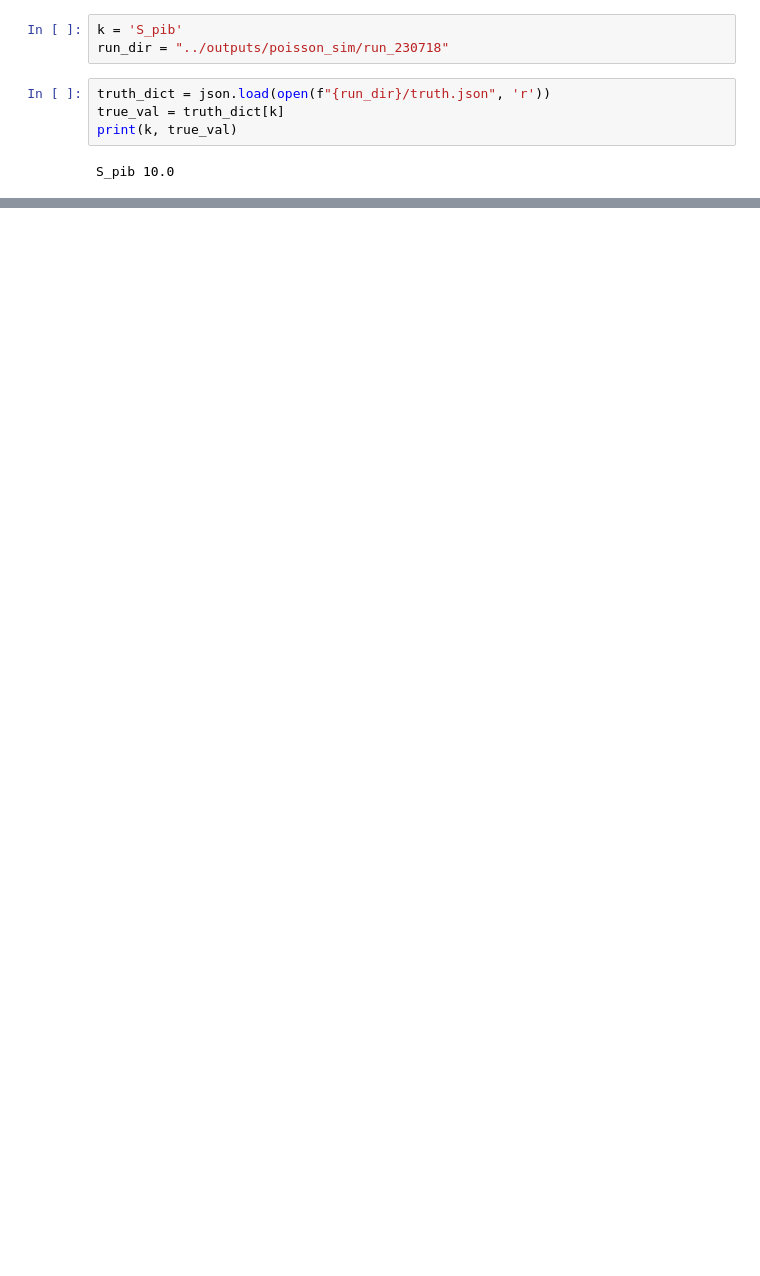
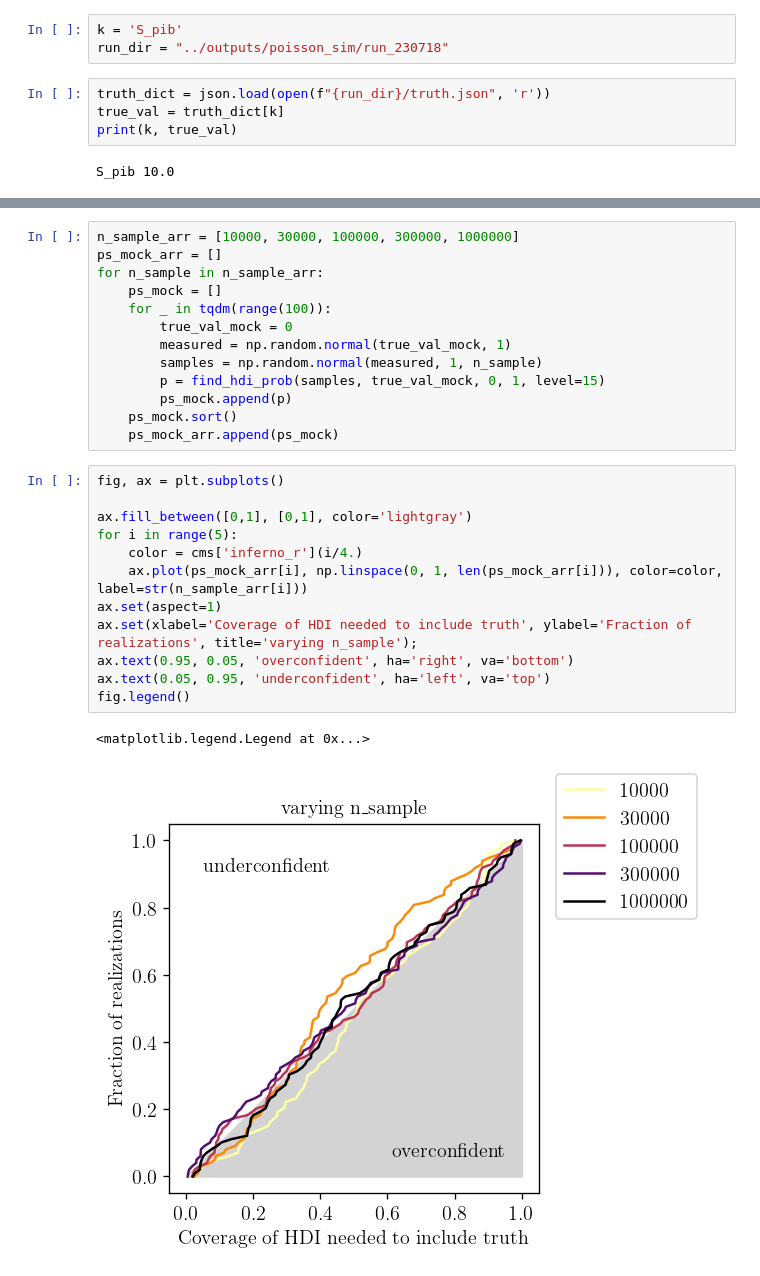
Before and after one commit to smsharma/fermi-prob-prog, a Jupyter notebook: notebooks/12_poissonian_simulations.ipynb, the cells around one changed output, grey strips where cells are left out. Drawn from its saved outputs; the diff is of its cells as text; blank space fills up the shorter version.

```diff
--- a/notebooks/12_poissonian_simulations.ipynb
+++ b/notebooks/12_poissonian_simulations.ipynb
@@ -207,0 +226,28 @@ ax.set(xlabel='Nominal coverage', ylabel='True coverage', title=k);
+# %%
+n_sample_arr = [10000, 30000, 100000, 300000, 1000000]
+ps_mock_arr = []
+for n_sample in n_sample_arr:
+    ps_mock = []
+    for _ in tqdm(range(100)):
+        true_val_mock = 0
+        measured = np.random.normal(true_val_mock, 1)
+        samples = np.random.normal(measured, 1, n_sample)
+        p = find_hdi_prob(samples, true_val_mock, 0, 1, level=15)
+        ps_mock.append(p)
+    ps_mock.sort()
+    ps_mock_arr.append(ps_mock)
+# %%
+fig, ax = plt.subplots()
+
+ax.fill_between([0,1], [0,1], color='lightgray')
+for i in range(5):
+    color = cms['inferno_r'](i/4.)
+    ax.plot(ps_mock_arr[i], np.linspace(0, 1, len(ps_mock_arr[i])), color=color, label=str(n_sample_arr[i]))
+ax.set(aspect=1)
+ax.set(xlabel='Coverage of HDI needed to include truth', ylabel='Fraction of realizations', title='varying n_sample');
+ax.text(0.95, 0.05, 'overconfident', ha='right', va='bottom')
+ax.text(0.05, 0.95, 'underconfident', ha='left', va='top')
+fig.legend()
+# %% [output]
+<matplotlib.legend.Legend at 0x...>
+[figure, added]
```
Also changed, not shown: parts of 15 cells of this notebook, 1 other file.
